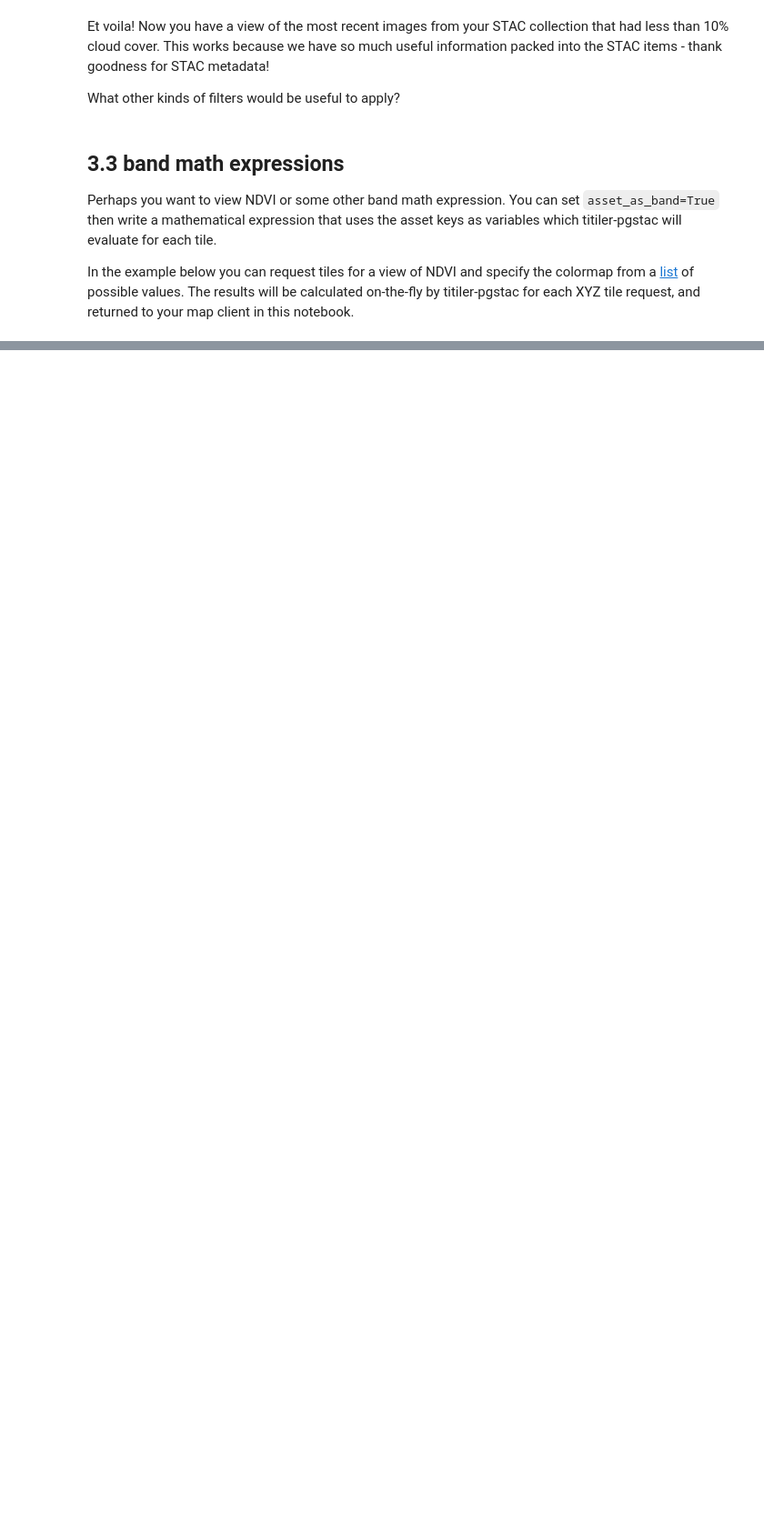
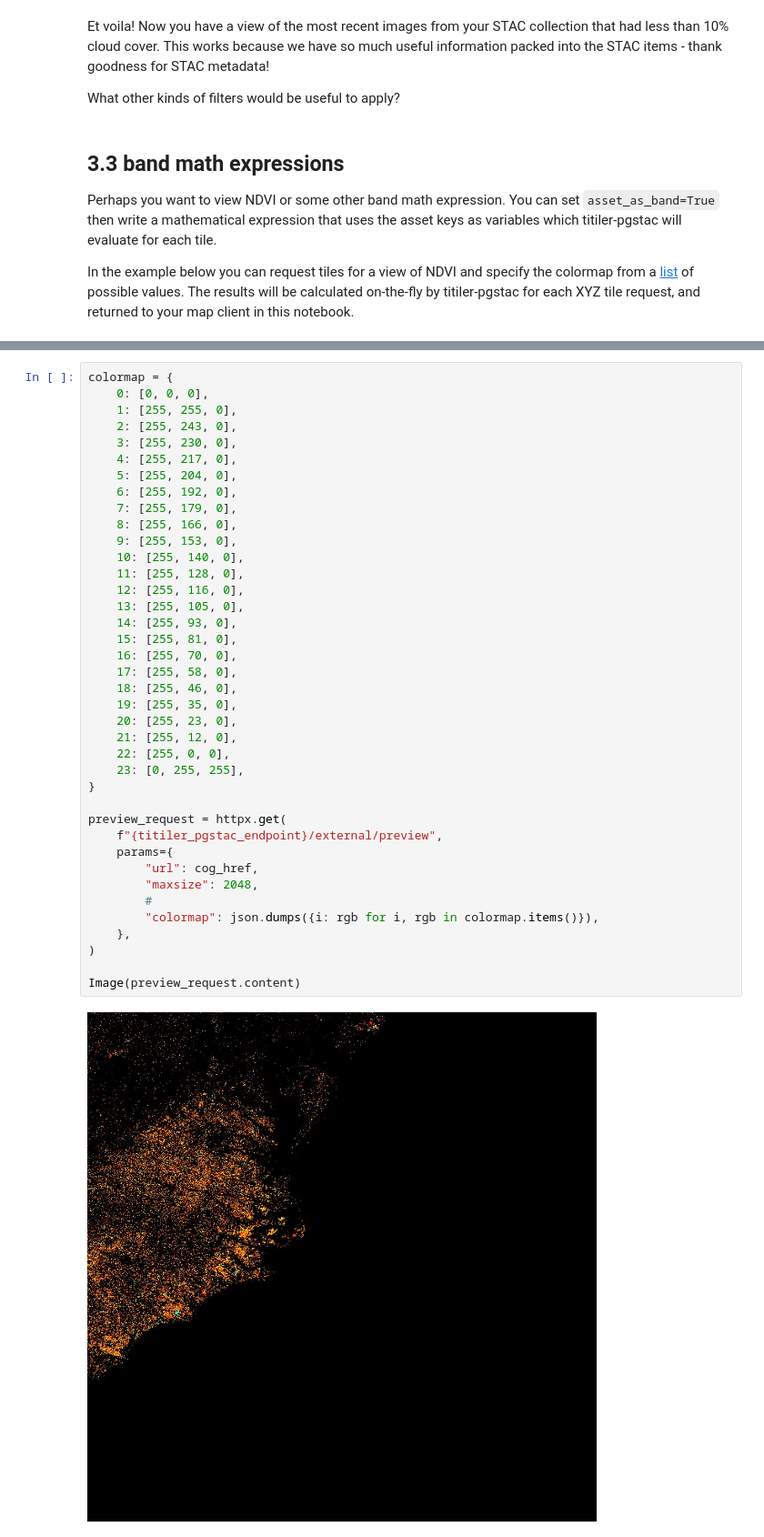
Before and after one commit to developmentseed/eoapi-workshop, a Jupyter notebook: docs/03-titiler_pgstac.ipynb, the cells around one changed output, grey strips where cells are left out. Shown at 91% size. Drawn from its saved outputs; the diff is of its cells as text; blank space fills up the shorter version.

```diff
--- a/docs/03-titiler_pgstac.ipynb
+++ b/docs/03-titiler_pgstac.ipynb
@@ -218,0 +296,41 @@ Sometimes you may want to render visualizations of data that are **not** catalog
+# %%
+colormap = {
+    0: [0, 0, 0],
+    1: [255, 255, 0],
+    2: [255, 243, 0],
+    3: [255, 230, 0],
+    4: [255, 217, 0],
+    5: [255, 204, 0],
+    6: [255, 192, 0],
+    7: [255, 179, 0],
+    8: [255, 166, 0],
+    9: [255, 153, 0],
+    10: [255, 140, 0],
+    11: [255, 128, 0],
+    12: [255, 116, 0],
+    13: [255, 105, 0],
+    14: [255, 93, 0],
+    15: [255, 81, 0],
+    16: [255, 70, 0],
+    17: [255, 58, 0],
+    18: [255, 46, 0],
+    19: [255, 35, 0],
+    20: [255, 23, 0],
+    21: [255, 12, 0],
+    22: [255, 0, 0],
+    23: [0, 255, 255],
+}
+
+preview_request = httpx.get(
+    f"{titiler_pgstac_endpoint}/external/preview",
+    params={
+        "url": cog_href,
+        "maxsize": 2048,
+        #
+        "colormap": json.dumps({i: rgb for i, rgb in colormap.items()}),
+    },
+)
+
+Image(preview_request.content)
+# %% [output]
+[figure, added]
```
Also changed, not shown: parts of 15 cells of this notebook.
